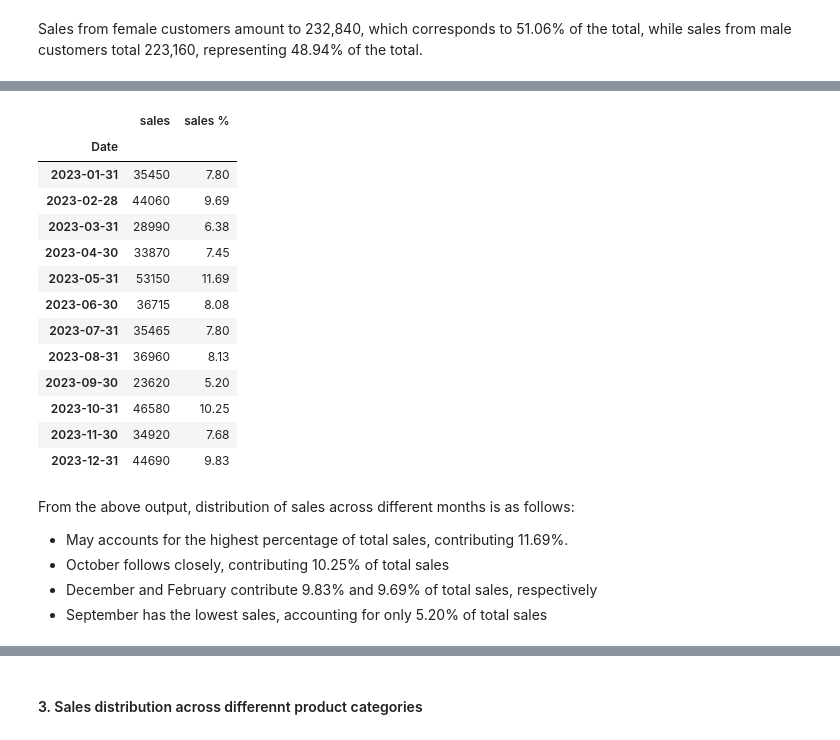
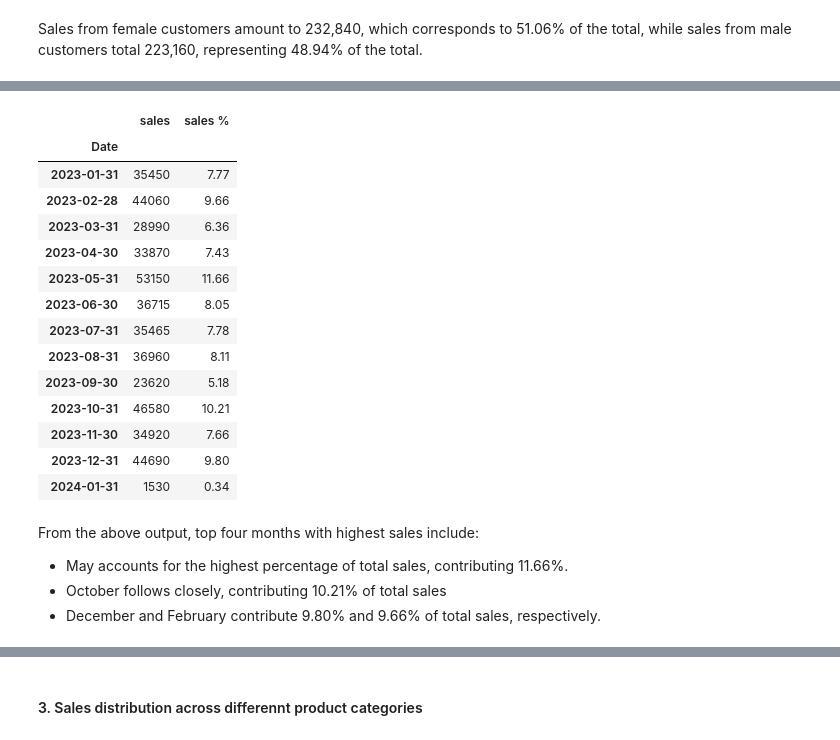
Before and after one commit to Diana-Injelwa/Exploratory-Data-Analysis-on-Retail-Sales, a Jupyter notebook: retail_sales_EDA.ipynb, the cells around one changed output, grey strips where cells are left out. Drawn from its saved outputs; the diff is of its cells as text; code cells hidden in the pictures.

```diff
--- a/retail_sales_EDA.ipynb
+++ b/retail_sales_EDA.ipynb
@@ -66,7 +67,7 @@ df.tail(5)
 | 2023-04-12 | 1000 | CUST1000 | Male | 47 | Electronics | 4 | 30 | ... |
 # %%
 # Assign the DataFrame 'df' to a new variable 'retail_sales'
-retail_sales = df
+retail_sales = df.copy()
 
 # Use 'info()' method to display a concise summary of the DataFrame
 retail_sales.info()
@@ -340,32 +327,32 @@ sales_2023
 # %%
-# 2023 monthly sales distribution
-monthly_sales = sales_2023['sales'].resample('M').sum()
+# Monthly sales distribution
+monthly_sales = retail_sales['sales'].resample('M').sum()
 
 # Store the result in a dataframe
 monthly_sales = pd.DataFrame(monthly_sales)
 
 # Add a new column 'sales %'
 total_sales = monthly_sales['sales'].sum()
 monthly_sales['sales %'] = monthly_sales['sales']/total_sales*100
 monthly_sales
 # %% [output]
 |  | sales | sales % |
 | Date |  |  |
-| 2023-01-31 | 35450 | 7.80 |
-| 2023-02-28 | 44060 | 9.69 |
-| 2023-03-31 | 28990 | 6.38 |
-| 2023-04-30 | 33870 | 7.45 |
-| 2023-05-31 | 53150 | 11.69 |
-| 2023-06-30 | 36715 | 8.08 |
-| 2023-07-31 | 35465 | 7.80 |
-| 2023-08-31 | 36960 | 8.13 |
-| 2023-09-30 | 23620 | 5.20 |
-| 2023-10-31 | 46580 | 10.25 |
-| 2023-11-30 | 34920 | 7.68 |
-| 2023-12-31 | 44690 | 9.83 |
+| 2023-01-31 | 35450 | 7.77 |
+| 2023-02-28 | 44060 | 9.66 |
+| 2023-03-31 | 28990 | 6.36 |
+| 2023-04-30 | 33870 | 7.43 |
+| 2023-05-31 | 53150 | 11.66 |
+| 2023-06-30 | 36715 | 8.05 |
+| 2023-07-31 | 35465 | 7.78 |
+| 2023-08-31 | 36960 | 8.11 |
+| 2023-09-30 | 23620 | 5.18 |
+| 2023-10-31 | 46580 | 10.21 |
+| 2023-11-30 | 34920 | 7.66 |
+| 2023-12-31 | 44690 | 9.80 |
+| 2024-01-31 | 1530 | 0.34 |
 # %% [markdown]
-From the above output, distribution of sales across different months is as follows:
- - May accounts for the highest percentage of total sales, contributing 11.69%.
- - October follows closely, contributing 10.25% of total sales
- - December and February contribute 9.83% and 9.69% of total sales, respectively
- - September has the lowest sales, accounting for only 5.20% of total sales
+From the above output, top four months with highest sales include:
+ - May accounts for the highest percentage of total sales, contributing 11.66%.
+ - October follows closely, contributing 10.21% of total sales
+ - December and February contribute 9.80% and 9.66% of total sales, respectively.
```
Also changed, not shown: parts of 10 cells of this notebook.
